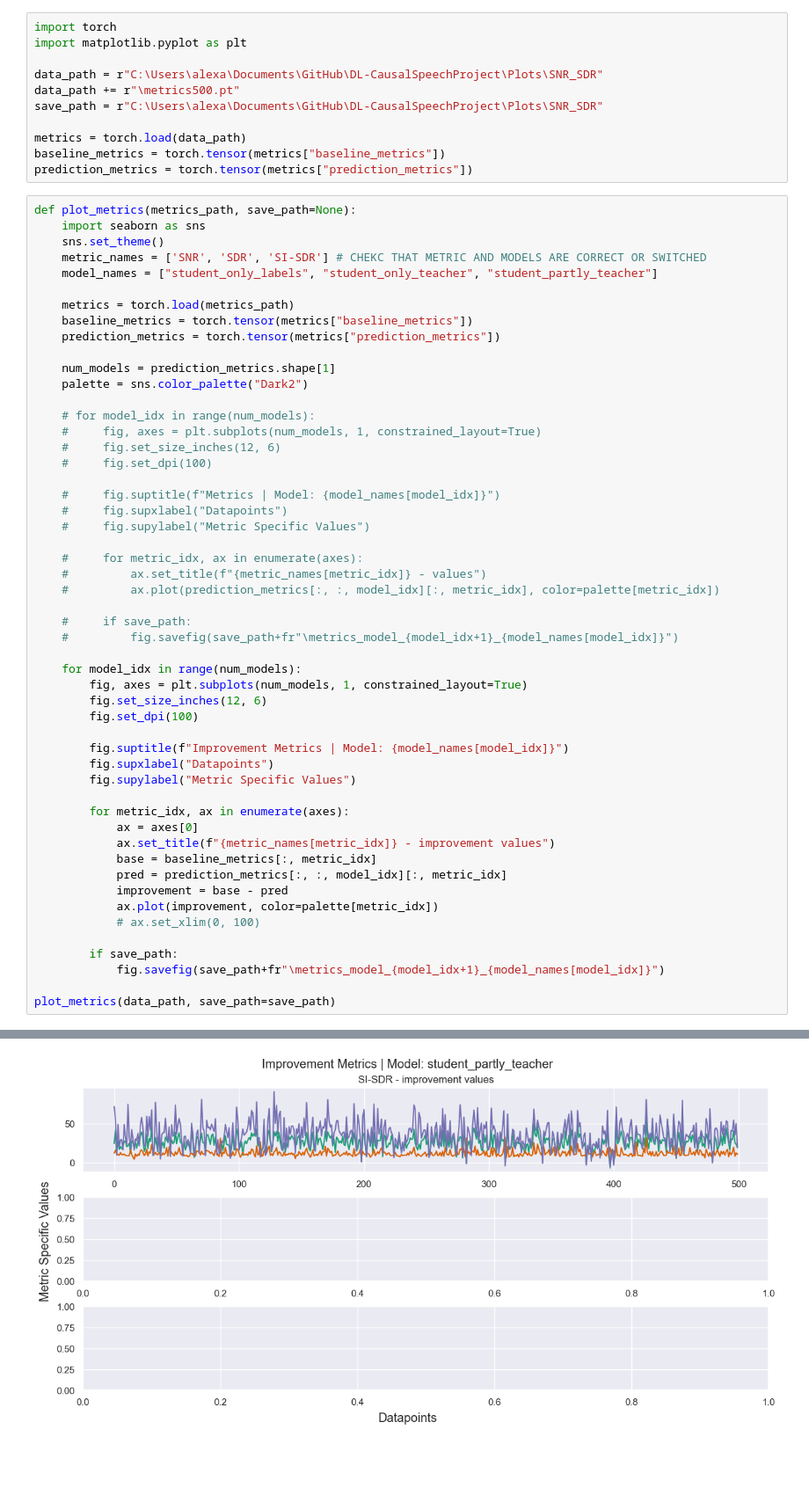
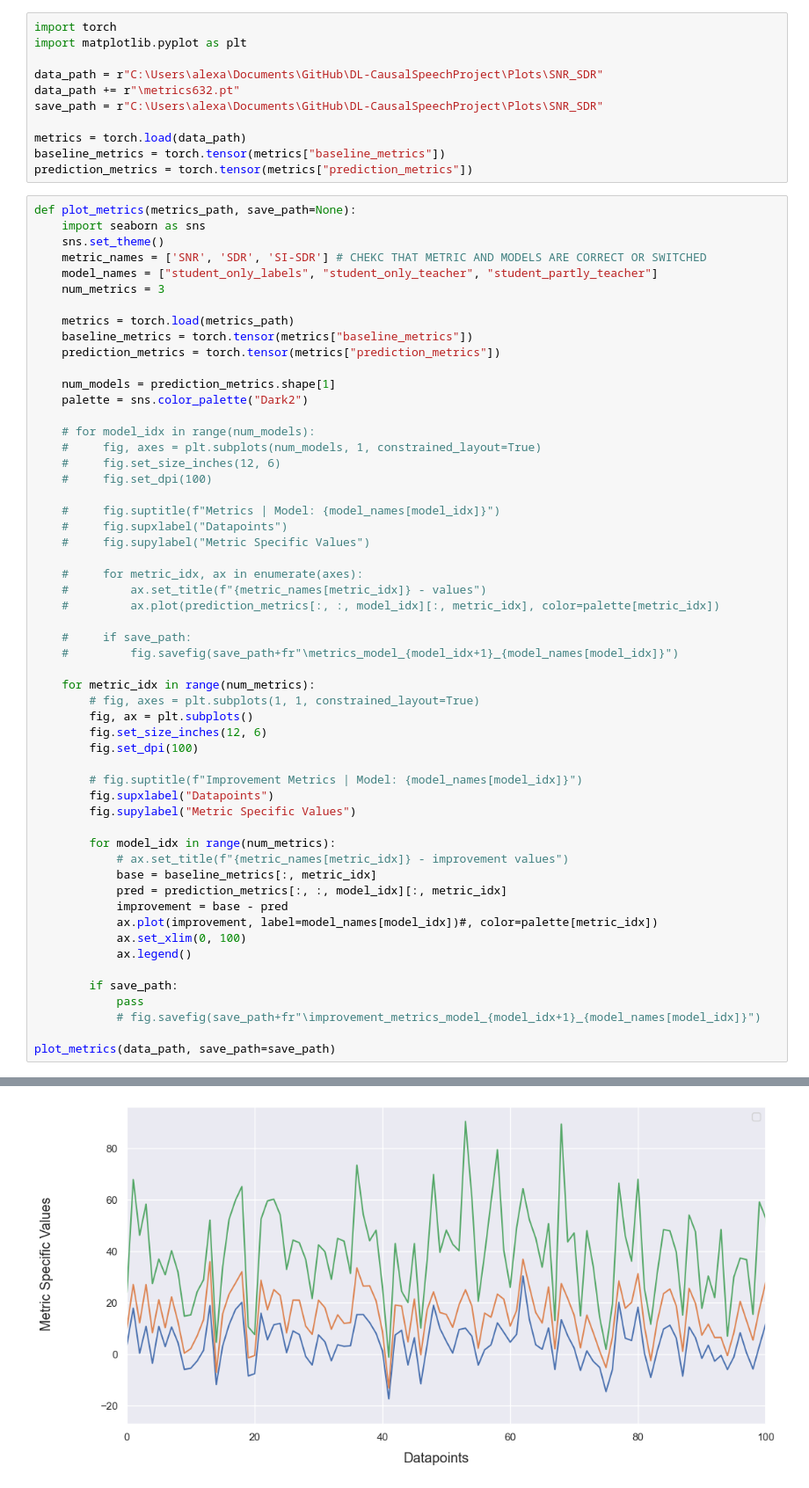
Before and after one commit to AlecHero/DL-CausalSpeechProject, a Jupyter notebook: Plots/SNR_SDR/sdrsnr plot tests.ipynb, the cells around one changed output, grey strips where cells are left out. Shown at 88% size. Cells and saved outputs as stored; diff of their text form; blank space fills up the shorter version.

Commit message:
new causal alt model

```diff
--- a/Plots/SNR_SDR/sdrsnr plot tests.ipynb
+++ b/Plots/SNR_SDR/sdrsnr plot tests.ipynb
@@ -3,7 +3,7 @@ import torch
 import matplotlib.pyplot as plt
 
 data_path = r"C:\Users\alexa\Documents\GitHub\DL-CausalSpeechProject\Plots\SNR_SDR"
-data_path += r"\metrics500.pt"
+data_path += r"\metrics632.pt"
 save_path = r"C:\Users\alexa\Documents\GitHub\DL-CausalSpeechProject\Plots\SNR_SDR"
 
 metrics = torch.load(data_path)
@@ -15,6 +15,7 @@ def plot_metrics(metrics_path, save_path=None):
     sns.set_theme()
     metric_names = ['SNR', 'SDR', 'SI-SDR'] # CHEKC THAT METRIC AND MODELS ARE CORRECT OR SWITCHED
     model_names = ["student_only_labels", "student_only_teacher", "student_partly_teacher"]
+    num_metrics = 3
 
     metrics = torch.load(metrics_path)
     baseline_metrics = torch.tensor(metrics["baseline_metrics"])
@@ -39,26 +40,28 @@ def plot_metrics(metrics_path, save_path=None):
     #     if save_path:
     #         fig.savefig(save_path+fr"\metrics_model_{model_idx+1}_{model_names[model_idx]}")
 
-    for model_idx in range(num_models):
-        fig, axes = plt.subplots(num_models, 1, constrained_layout=True)
+    for metric_idx in range(num_metrics):
+        # fig, axes = plt.subplots(1, 1, constrained_layout=True)
+        fig, ax = plt.subplots()
         fig.set_size_inches(12, 6)
         fig.set_dpi(100)
 
-        fig.suptitle(f"Improvement Metrics | Model: {model_names[model_idx]}")
+        # fig.suptitle(f"Improvement Metrics | Model: {model_names[model_idx]}")
         fig.supxlabel("Datapoints")
         fig.supylabel("Metric Specific Values")
 
-        for metric_idx, ax in enumerate(axes):
-            ax = axes[0]
-            ax.set_title(f"{metric_names[metric_idx]} - improvement values")
+        for model_idx in range(num_metrics):
+            # ax.set_title(f"{metric_names[metric_idx]} - improvement values")
             base = baseline_metrics[:, metric_idx]
             pred = prediction_metrics[:, :, model_idx][:, metric_idx]
             improvement = base - pred
-            ax.plot(improvement, color=palette[metric_idx])
-            # ax.set_xlim(0, 100)
+            ax.plot(improvement, label=model_names[model_idx])#, color=palette[metric_idx])
+            ax.set_xlim(0, 100)
+            ax.legend()
 
         if save_path:
-            fig.savefig(save_path+fr"\metrics_model_{model_idx+1}_{model_names[model_idx]}")
+            pass
+            # fig.savefig(save_path+fr"\improvement_metrics_model_{model_idx+1}_{model_names[model_idx]}")
 
 plot_metrics(data_path, save_path=save_path)
 # %% [output]
@@ -67 +79 @@ plot_metrics(data_path, save_path=save_path)
-[figure, old version]
+[figure, new version]
```
Also changed, not shown: parts of 1 cell of this notebook, 5 other files.
